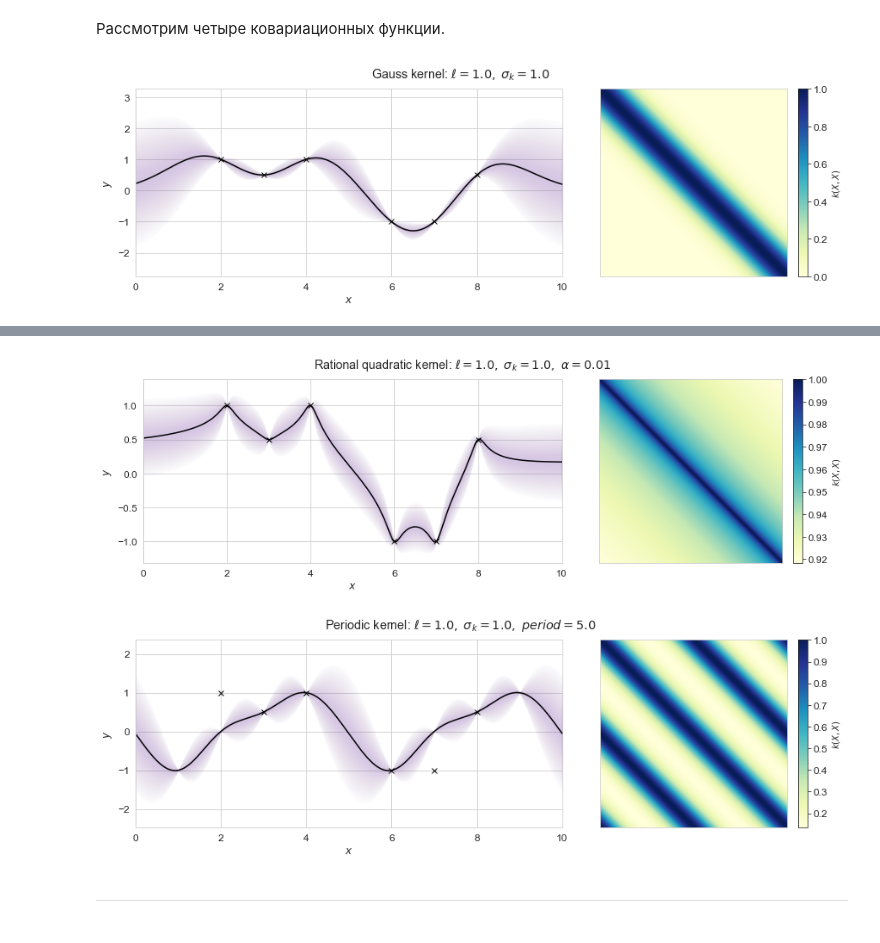
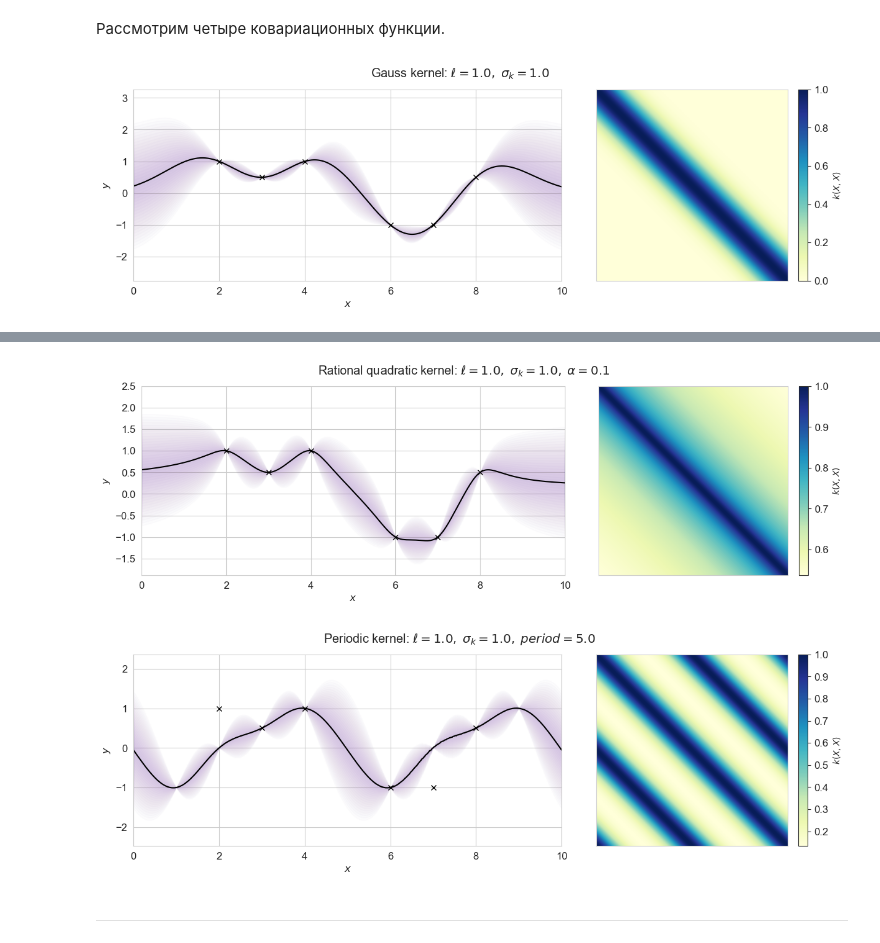
Before and after one commit to aa-savelyev/DaOptSm, a Jupyter notebook: 2.PT/09.Kernel_fitting.ipynb, the cells around one changed output, grey strips where cells are left out. Saved outputs shown, nothing was run; the diff lists cells and outputs as text; code cells hidden in the pictures.

Commit message:
Update 09.Kernel_fitting

```diff
--- a/2.PT/09.Kernel_fitting.ipynb
+++ b/2.PT/09.Kernel_fitting.ipynb
@@ -143,8 +143,8 @@ kernels = [ GP_kernels.gauss, GP_kernels.brownian,
             GP_kernels.rational_quadratic, GP_kernels.periodic ]
 kernel_names = ['Gauss kernel', 'Brownian kernel',
                 'Rational quadratic kernel', 'Periodic kernel']
-kernel_args = {'l':1., 'sigma_k':1., 'alpha':0.01, 'period':5.}
-sigma_n = 1e-8
+kernel_args = {'l':1., 'sigma_k':1., 'alpha':0.1, 'period':5.}
+sigma_n = 1e-6
 # %%
 def make_kernel_title(kernel_number):
     '''Make title for kernel plot'''
@@ -159,26 +159,26 @@ def make_kernel_title(kernel_number):
 # %%
 for i, kernel in enumerate(kernels):
     fig = plt.figure(figsize=(14, 4))
     gs = gridspec.GridSpec(1, 2, width_ratios=[2,1], wspace=0.1, hspace=0.3)
     # Compute mean and covariance of the posterior predictive distribution
-    kernel_fun = kernel
-    K = kernel_fun(X_test, X_test, kernel_args)
+    K = kernel(X_test, X_test, kernel_args)
     mu, cov = GP_predictor(X_test, X_train, Y_train,
-                           kernel_fun, kernel_args, sigma_n)
+                           kernel, kernel_args, sigma_n)
+
     # plot
     ax1 = fig.add_subplot(gs[0])
     ax2 = fig.add_subplot(gs[1])
     plot_regression(ax1, X_test, mu, cov, X_train, Y_train)
     plot_matrix(ax2, K)
     title = make_kernel_title(i)
     fig.suptitle(title, y=0.97)
 
     plt.show()
 # %% [output]
-[figure, old version]
+[figure, new version]
 [figure]
-[figure, old version]
+[figure, new version]
-[figure, old version]
+[figure, new version]
 # %% [markdown]
 ---
 # %% [markdown]
```
Also changed, not shown: parts of 8 cells of this notebook, 13 other files.
